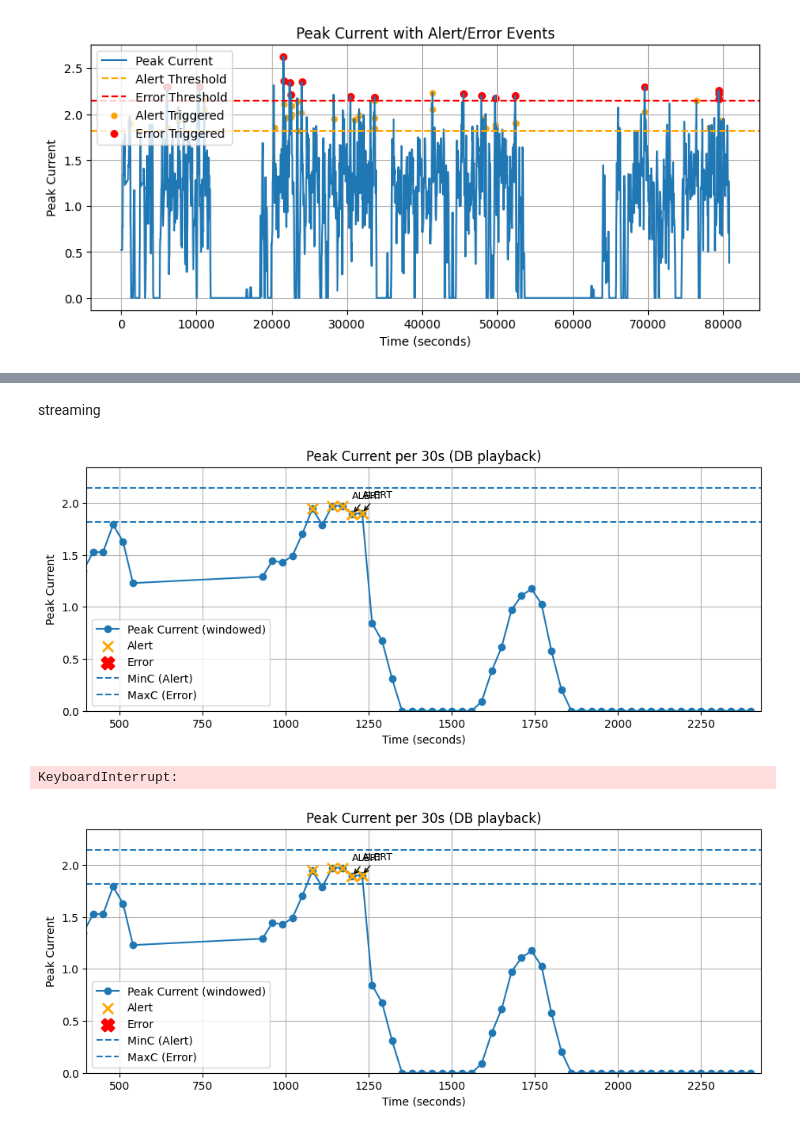
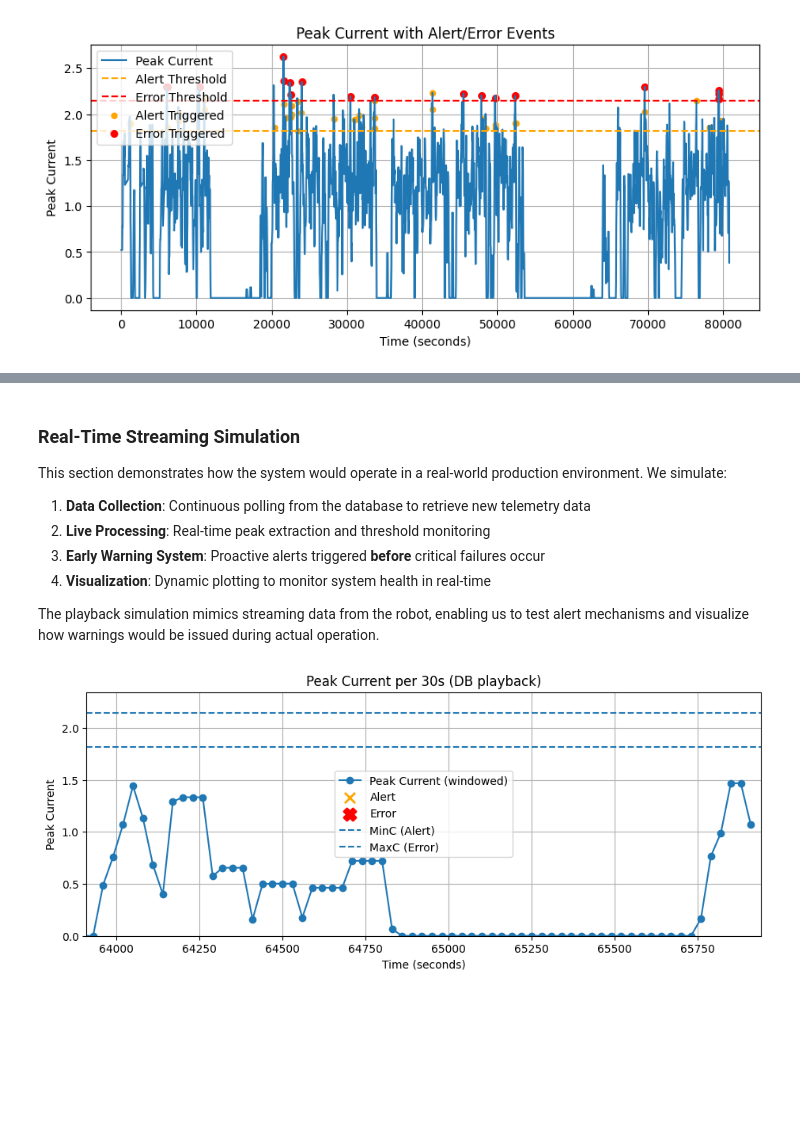
Before and after one commit to liggiaelena/LinearRegressionArchitecture_Workshop, a Jupyter notebook: notebooks/linear_regression.ipynb, the cells around one changed output, grey strips where cells are left out. Saved outputs shown, nothing was run; the diff lists cells and outputs as text; code cells hidden in the pictures; blank space fills up the shorter version.

```diff
--- a/notebooks/linear_regression.ipynb
+++ b/notebooks/linear_regression.ipynb
@@ -510,40 +507,55 @@ Database URL: postgresql://neondb_owner:npg_AelL3bdJj8Tt@ep-icy-sound-aiqbpzyi-p
 # %% [markdown]
-streaming
+### Real-Time Streaming Simulation
+
+This section demonstrates how the system would operate in a real-world production environment. We simulate:
+
+1. **Data Collection**: Continuous polling from the database to retrieve new telemetry data
+2. **Live Processing**: Real-time peak extraction and threshold monitoring
+3. **Early Warning System**: Proactive alerts triggered **before** critical failures occur
+4. **Visualization**: Dynamic plotting to monitor system health in real-time
+
+The playback simulation mimics streaming data from the robot, enabling us to test alert mechanisms and visualize how warnings would be issued during actual operation.
 # %%
 %matplotlib inline
 # %%
 import os
 from src.stream_monitor import DBPoller, PeakWindowAggregator, AlertEngine, LivePlotter, run_playback
 
 # 1) Config
-DB_URL = os.getenv("NEON_DB_URL")
-MinC = 1.81531018
-MaxC = 2.14476768
+import yaml
+
+# Caminho para o arquivo de configuração
+config_path = "../configs/experiment_config.yaml"
+
+# Carregar o arquivo YAML
+with open(config_path, "r") as file:
+    config = yaml.safe_load(file)
+
+# Obter a URL do banco de dados
+db_url = config.get("database", {}).get("db_url")
 
 # 2) Components
 poller = DBPoller(
     db_url=db_url,
     table="robot_telemetry",
     id_col="id",
     time_col="elapsed_seconds",
     value_col="axis1_smooth",
 )
 
 aggregator = PeakWindowAggregator(window_size_sec=30.0)
 alerter = AlertEngine(minc=MinC, maxc=MaxC, t_alert=3, t_error=2)
 plotter = LivePlotter(minc=MinC, maxc=MaxC, title="Peak Current per 30s (DB playback)")
 
 # 3) Run playback (1 row per second)
 run_playback(
     poller=poller,
     aggregator=aggregator,
     alerter=alerter,
     plotter=plotter,
     rows_per_tick=50,     # how many DB rows per "tick"
     tick_seconds=1.0,    # 1 second per tick
     start_last_id=0
 )
 # %% [output]
-[figure, old version]
+[figure, new version]
-KeyboardInterrupt:
-[figure, removed]
```
Also changed, not shown: parts of 4 cells of this notebook.
